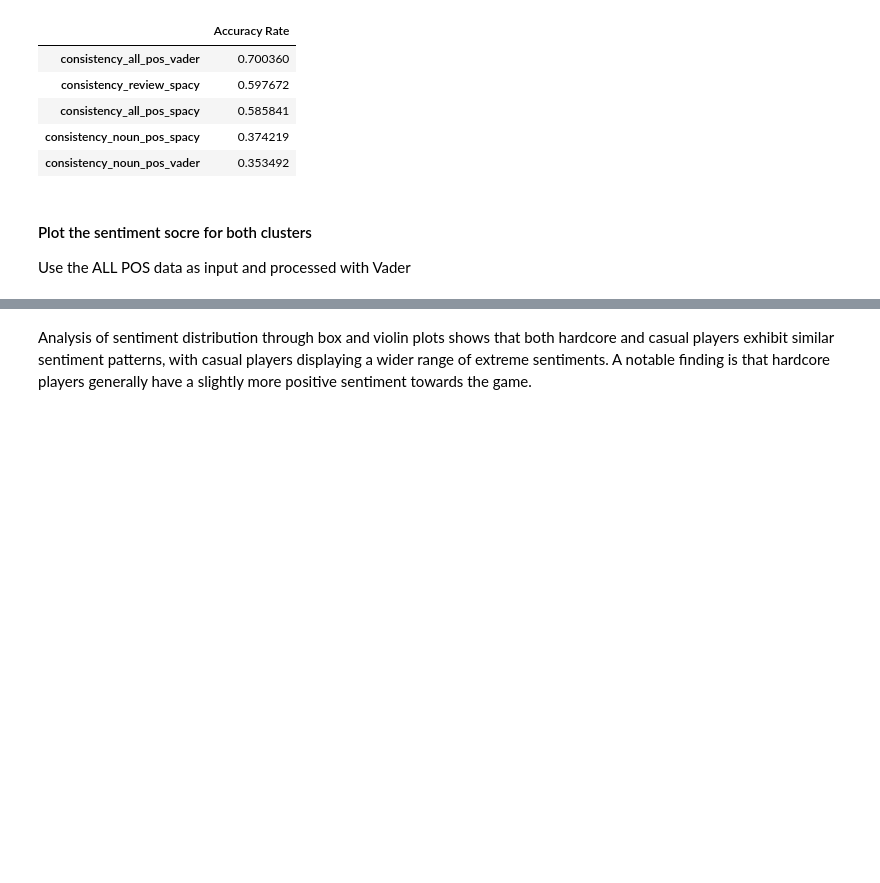
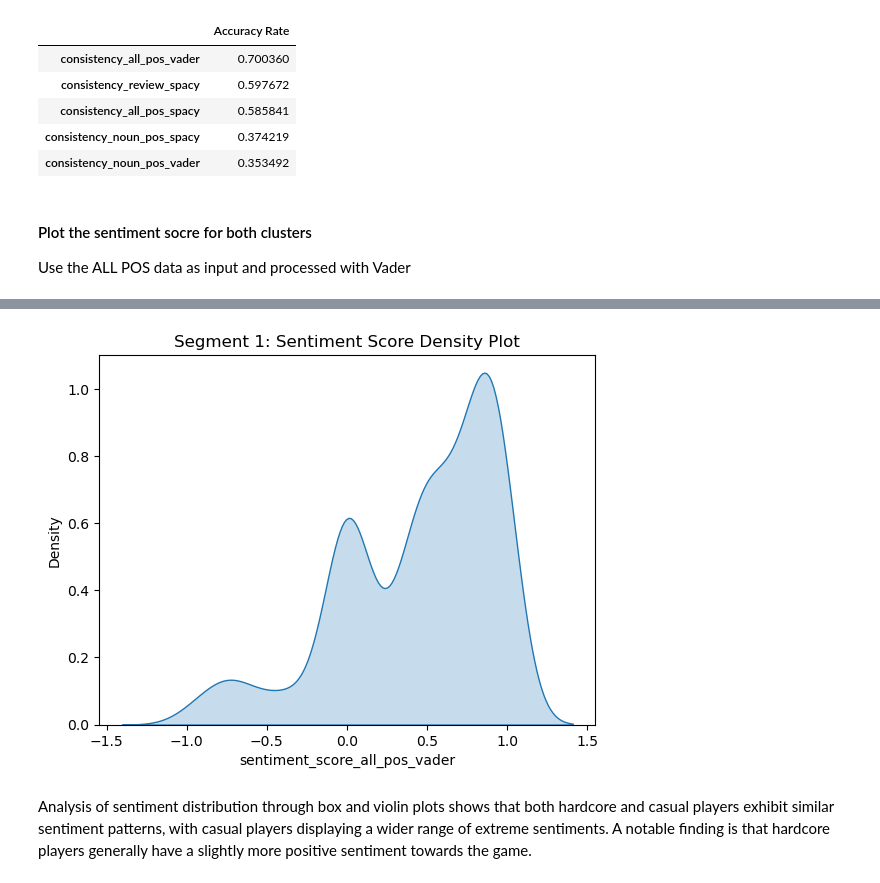
Before and after one commit to cw0033/Text-Analysis, a Jupyter notebook: Final Project_Combined.ipynb, the cells around one changed output, grey strips where cells are left out. Saved outputs shown, nothing was run; the diff lists cells and outputs as text; code cells hidden in the pictures; blank space fills up the shorter version.

```diff
--- a/Final Project_Combined.ipynb
+++ b/Final Project_Combined.ipynb
@@ -617,3 +617,9 @@ Passing `palette` without assigning `hue` is deprecated and will be removed in v
+# %%
+sns.kdeplot(data=df_test[df_test['cluster'] == 0], x='sentiment_score_all_pos_vader', fill=True)
+plt.title('Segment 1: Sentiment Score Density Plot')
+plt.show()
+# %% [output]
+[figure, added]
 # %% [markdown]
 Analysis of sentiment distribution through box and violin plots shows that both hardcore and casual players exhibit similar sentiment patterns, with casual players displaying a wider range of extreme sentiments. A notable finding is that hardcore players generally have a slightly more positive sentiment towards the game.
 # %%
```
Also changed, not shown: parts of 8 cells of this notebook.
